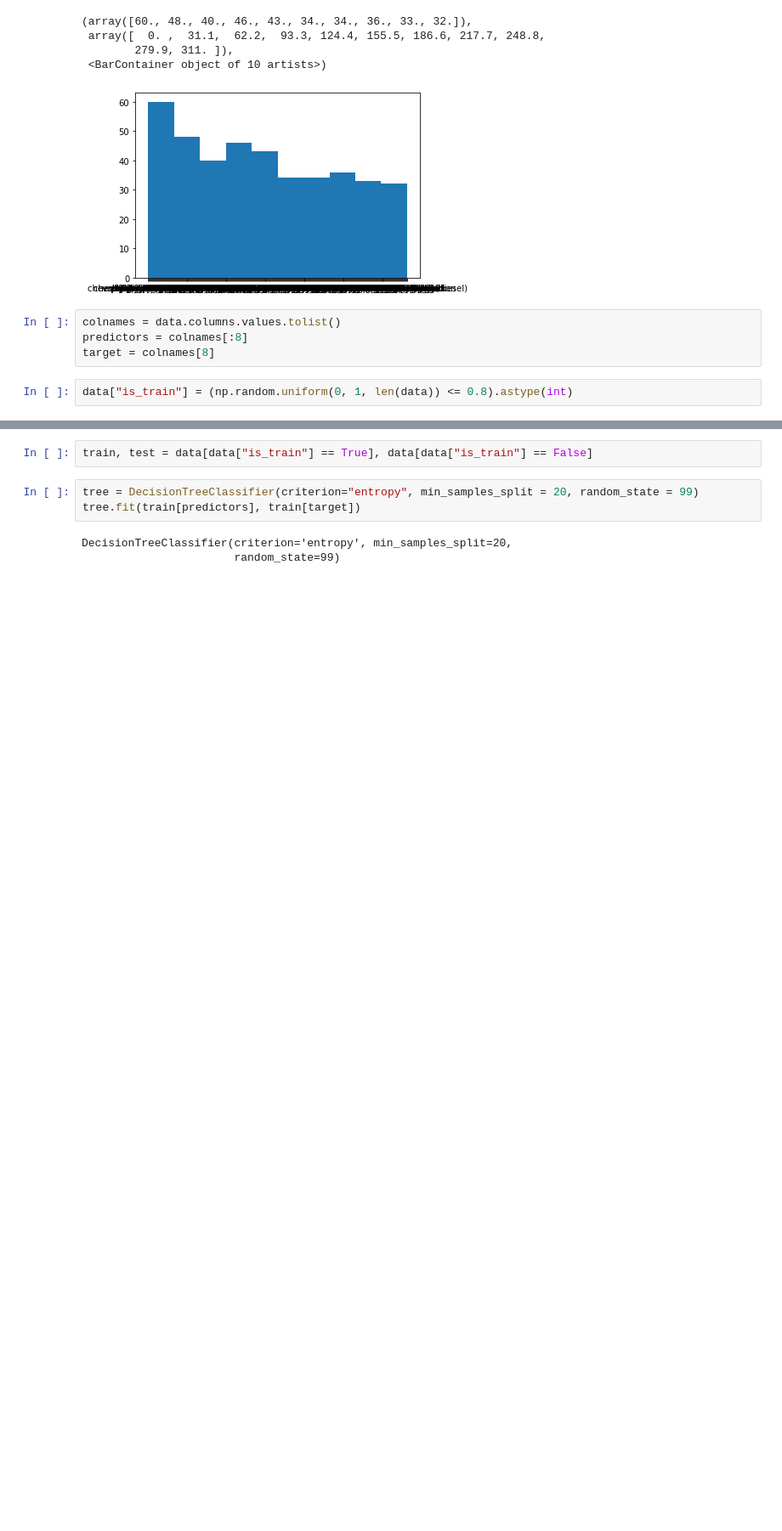
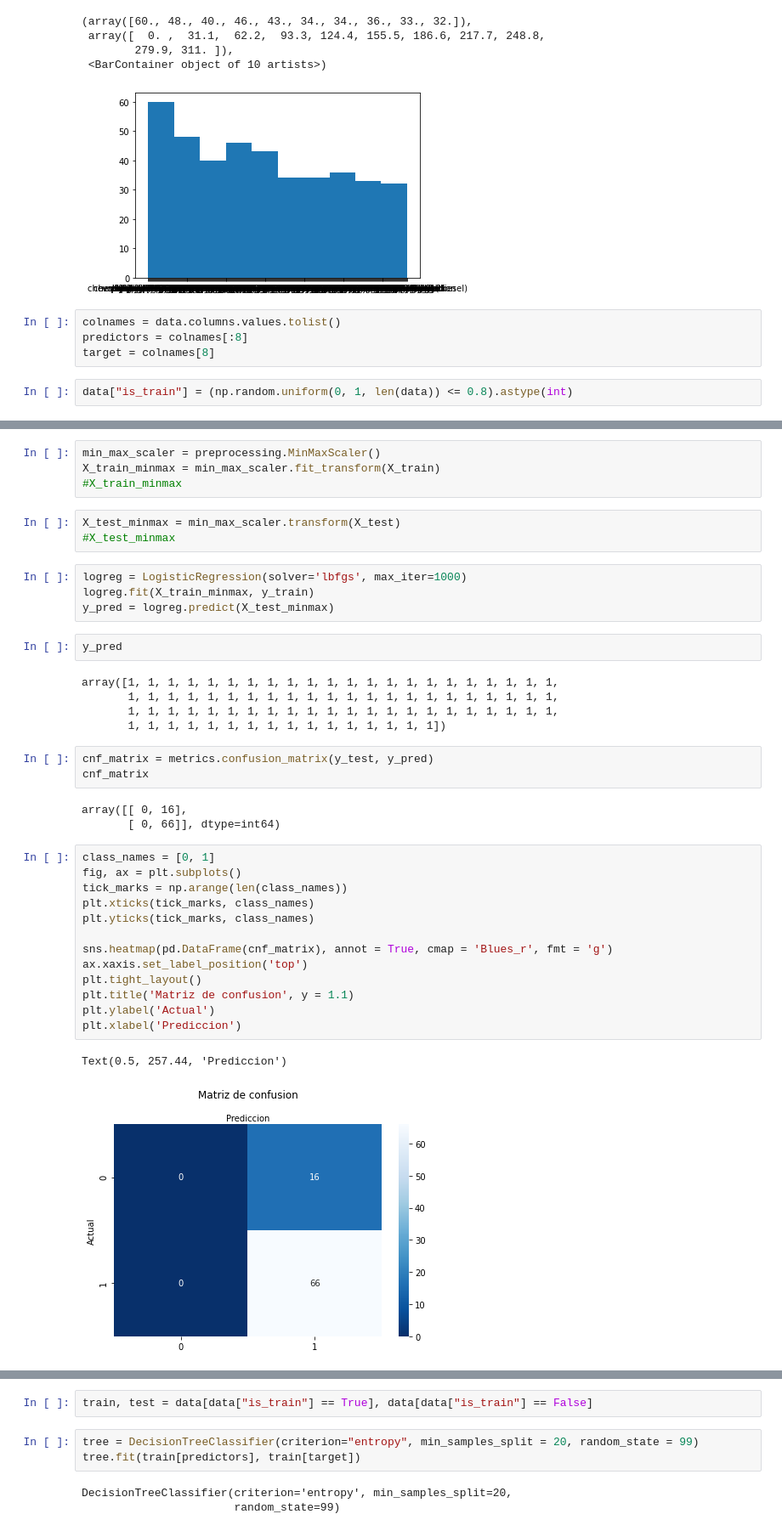
Before and after one commit to MontseCanedo/IA-INF354, a Jupyter notebook: 4taPregunta/ArbolDeDecision.ipynb, the cells around one changed output, grey strips where cells are left out. Shown at 85% size. Saved outputs shown, nothing was run; the diff lists cells and outputs as text; blank space fills up the shorter version.

Commit message:
Agrefacion de la matriz de confusion ej4 y solucion ej5

```diff
--- a/4taPregunta/ArbolDeDecision.ipynb
+++ b/4taPregunta/ArbolDeDecision.ipynb
@@ -107,0 +116,40 @@ plt.hist(data.is_train)
+# %%
+min_max_scaler = preprocessing.MinMaxScaler()
+X_train_minmax = min_max_scaler.fit_transform(X_train)
+#X_train_minmax
+# %%
+X_test_minmax = min_max_scaler.transform(X_test)
+#X_test_minmax
+# %%
+logreg = LogisticRegression(solver='lbfgs', max_iter=1000)
+logreg.fit(X_train_minmax, y_train)
+y_pred = logreg.predict(X_test_minmax)
+# %%
+y_pred
+# %% [output]
+array([1, 1, 1, 1, 1, 1, 1, 1, 1, 1, 1, 1, 1, 1, 1, 1, 1, 1, 1, 1, 1, 1,
+       1, 1, 1, 1, 1, 1, 1, 1, 1, 1, 1, 1, 1, 1, 1, 1, 1, 1, 1, 1, 1, 1,
+       1, 1, 1, 1, 1, 1, 1, 1, 1, 1, 1, 1, 1, 1, 1, 1, 1, 1, 1, 1, 1, 1,
+       1, 1, 1, 1, 1, 1, 1, 1, 1, 1, 1, 1, 1, 1, 1, 1])
+# %%
+cnf_matrix = metrics.confusion_matrix(y_test, y_pred)
+cnf_matrix
+# %% [output]
+array([[ 0, 16],
+       [ 0, 66]], dtype=int64)
+# %%
+class_names = [0, 1]
+fig, ax = plt.subplots()
+tick_marks = np.arange(len(class_names))
+plt.xticks(tick_marks, class_names)
+plt.yticks(tick_marks, class_names)
+
+sns.heatmap(pd.DataFrame(cnf_matrix), annot = True, cmap = 'Blues_r', fmt = 'g')
+ax.xaxis.set_label_position('top')
+plt.tight_layout()
+plt.title('Matriz de confusion', y = 1.1)
+plt.ylabel('Actual')
+plt.xlabel('Prediccion')
+# %% [output]
+Text(0.5, 257.44, 'Prediccion')
+[figure, added]
```
Also changed, not shown: parts of 7 cells of this notebook, 1 other file.
